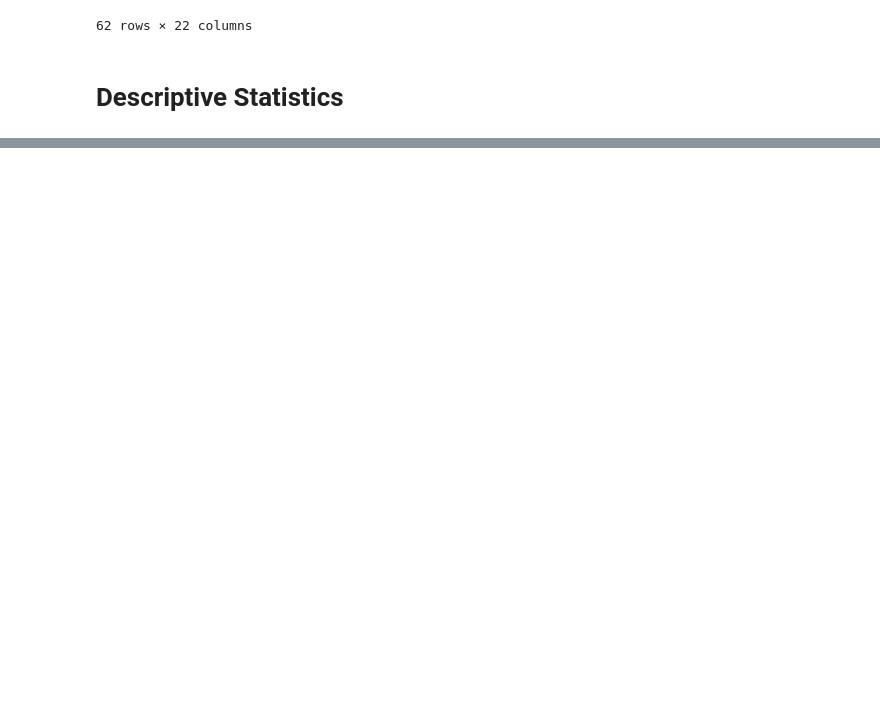
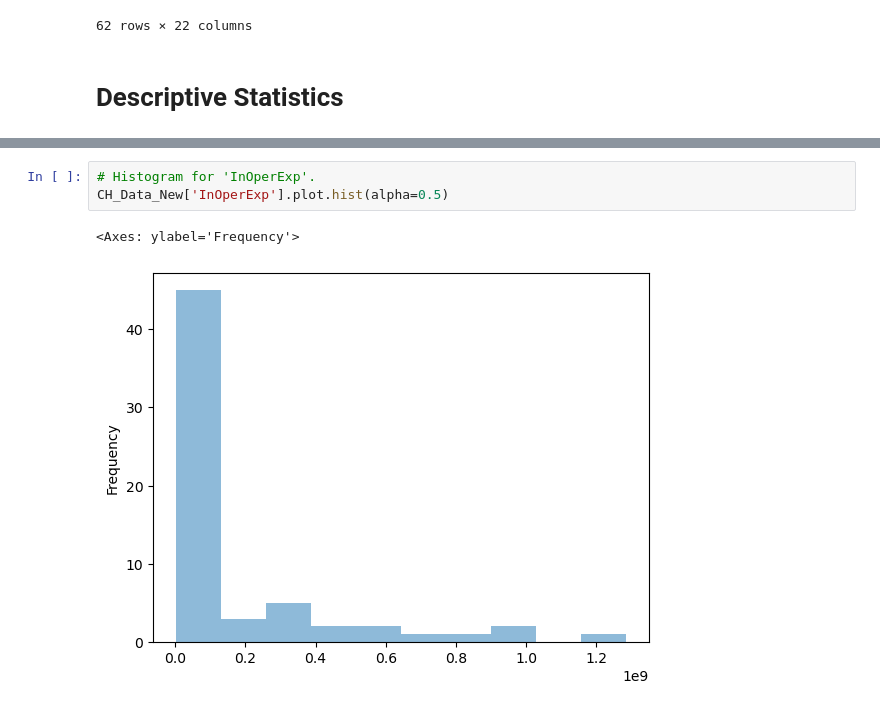
Before and after one commit to TheUltimateFishstick/week9labs, a Jupyter notebook: 09_Instructor_Lab_Morgan.ipynb, the cells around one changed output, grey strips where cells are left out. Cells and saved outputs as stored; diff of their text form; blank space fills up the shorter version.

```diff
--- a/09_Instructor_Lab_Morgan.ipynb
+++ b/09_Instructor_Lab_Morgan.ipynb
@@ -229,0 +270,6 @@ Create some visuals to explore the data:
+# %%
+# Histogram for 'InOperExp'.
+CH_Data_New['InOperExp'].plot.hist(alpha=0.5)
+# %% [output]
+<Axes: ylabel='Frequency'>
+[figure, added]
```
Also changed, not shown: parts of 41 cells of this notebook, 1 other file.
